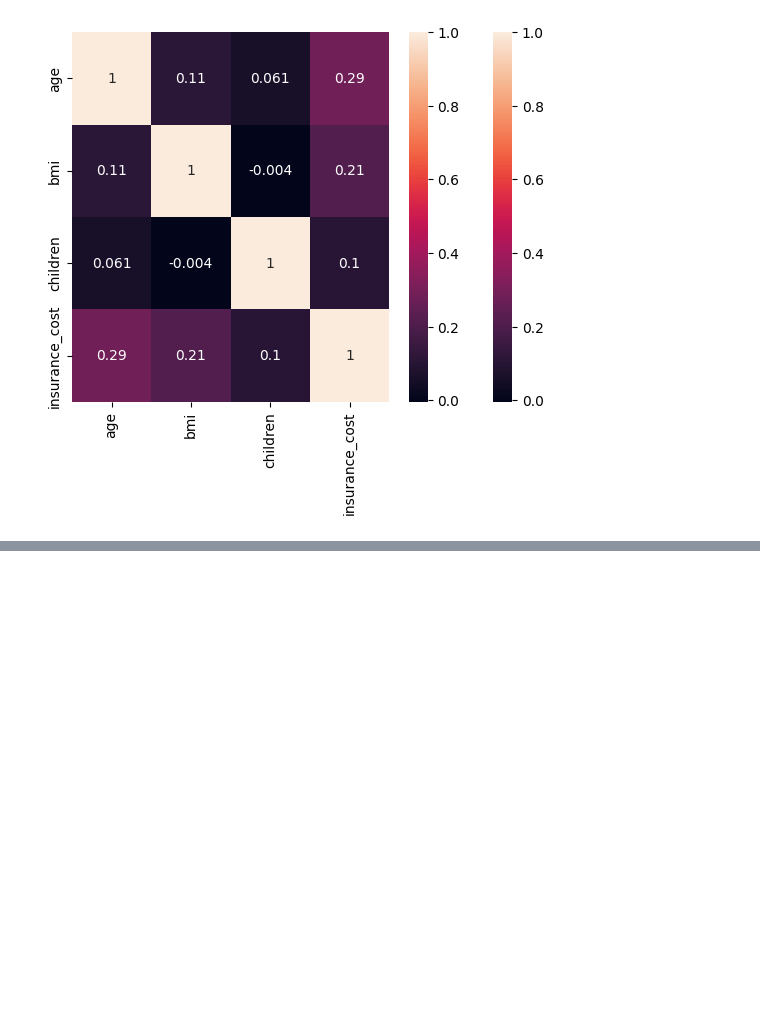
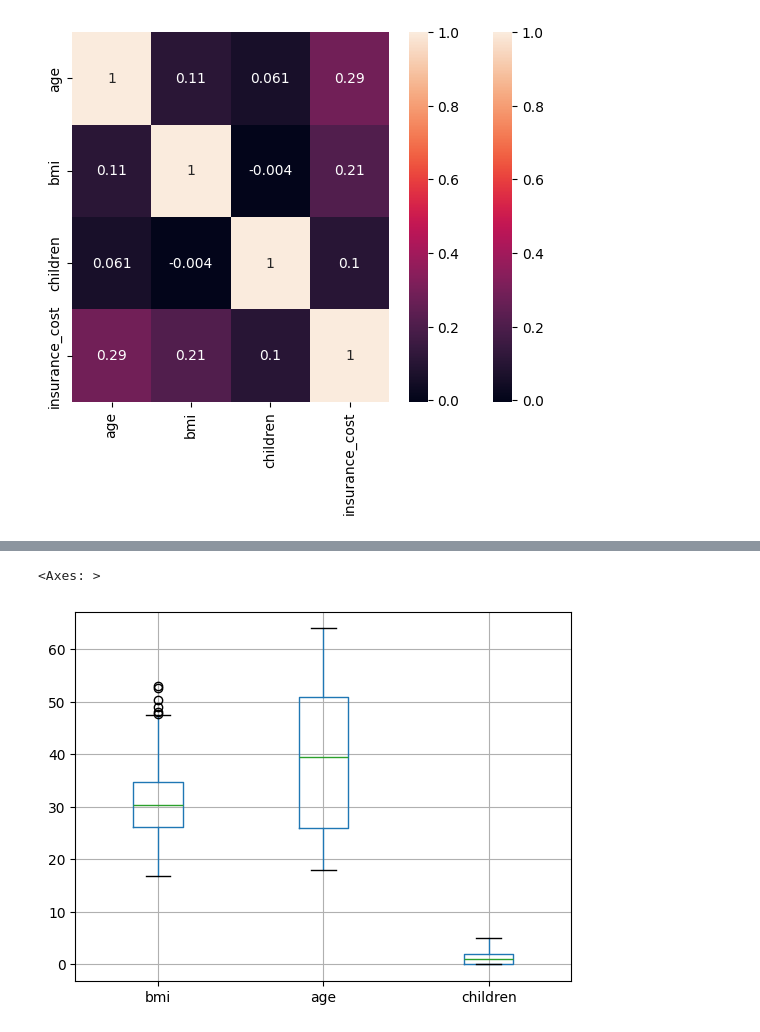
Before and after one commit to kristyan/data, a Jupyter notebook: e-tivity3/etivity3_regression.ipynb, the cells around one changed output, grey strips where cells are left out. Cells and saved outputs as stored; diff of their text form; code cells hidden in the pictures; blank space fills up the shorter version.

```diff
--- a/e-tivity3/etivity3_regression.ipynb
+++ b/e-tivity3/etivity3_regression.ipynb
@@ -105,0 +175,5 @@ sns.heatmap(corr_matrix, annot=True)
+# %%
+train_df.boxplot(column=['bmi', 'age', 'children'])
+# %% [output]
+<Axes: >
+[figure, added]
```
Also changed, not shown: parts of 10 cells of this notebook.
